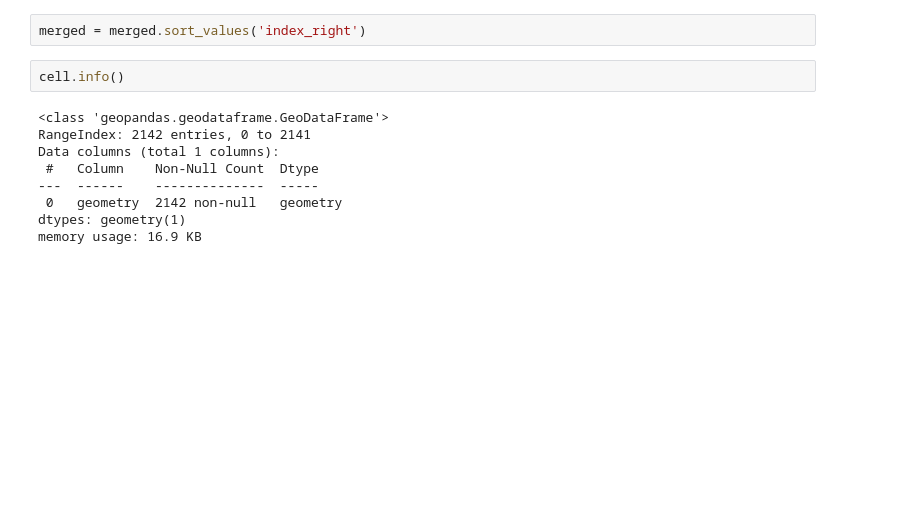
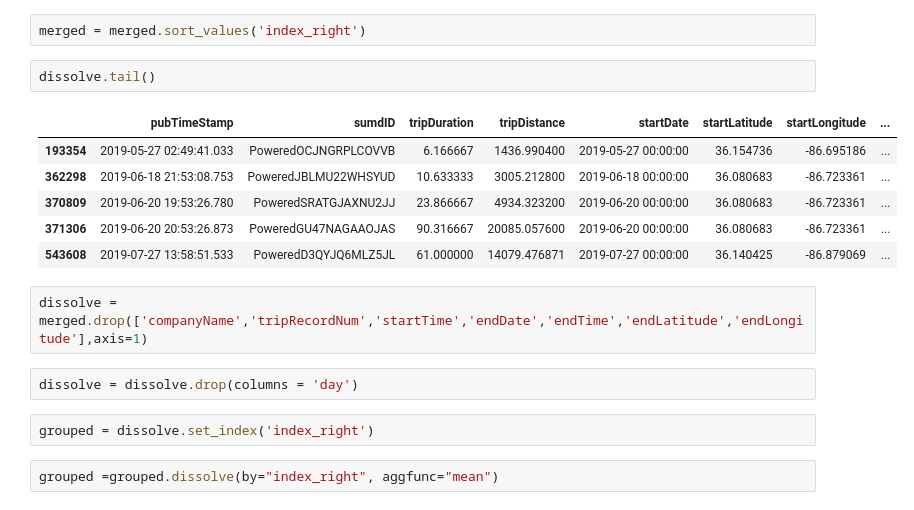
Before and after one commit to Quezadajl/nashville-scooters-project, a Jupyter notebook: notebooks/scooter_trip_data_explore.ipynb, the cells around one changed output. Drawn from its saved outputs; the diff is of its cells as text; blank space fills up the shorter version.

```diff
--- a/notebooks/scooter_trip_data_explore.ipynb
+++ b/notebooks/scooter_trip_data_explore.ipynb
@@ -151,15 +139,21 @@ promise_zone_map
 [interactive output not drawn]
 # %%
 merged = merged.sort_values('index_right')
-# %%
-cell.info()
-# %% [output]
-<class 'geopandas.geodataframe.GeoDataFrame'>
-RangeIndex: 2142 entries, 0 to 2141
-Data columns (total 1 columns):
- #   Column    Non-Null Count  Dtype
----  ------    --------------  -----
- 0   geometry  2142 non-null   geometry
-dtypes: geometry(1)
-memory usage: 16.9 KB
+# %%
+dissolve.tail()
+# %% [output]
+|  | pubTimeStamp | sumdID | tripDuration | tripDistance | startDate | startLatitude | startLongitude | ... |
+| 193354 | 2019-05-27 02:49:41.033 | PoweredOCJNGRPLCOVVB | 6.166667 | 1436.990400 | 2019-05-27 00:00:00 | 36.154736 | -86.695186 | ... |
+| 362298 | 2019-06-18 21:53:08.753 | PoweredJBLMU22WHSYUD | 10.633333 | 3005.212800 | 2019-06-18 00:00:00 | 36.080683 | -86.723361 | ... |
+| 370809 | 2019-06-20 19:53:26.780 | PoweredSRATGJAXNU2JJ | 23.866667 | 4934.323200 | 2019-06-20 00:00:00 | 36.080683 | -86.723361 | ... |
+| 371306 | 2019-06-20 20:53:26.873 | PoweredGU47NAGAAOJAS | 90.316667 | 20085.057600 | 2019-06-20 00:00:00 | 36.080683 | -86.723361 | ... |
+| 543608 | 2019-07-27 13:58:51.533 | PoweredD3QYJQ6MLZ5JL | 61.000000 | 14079.476871 | 2019-07-27 00:00:00 | 36.140425 | -86.879069 | ... |
+# %%
+dissolve = merged.drop(['companyName','tripRecordNum','startTime','endDate','endTime','endLatitude','endLongitude'],axis=1)
+# %%
+dissolve = dissolve.drop(columns = 'day')
+# %%
+grouped = dissolve.set_index('index_right')
+# %%
+grouped =grouped.dissolve(by="index_right", aggfunc="mean")
 # %%
```
Also changed, not shown: parts of 6 cells of this notebook, 1 other file.
